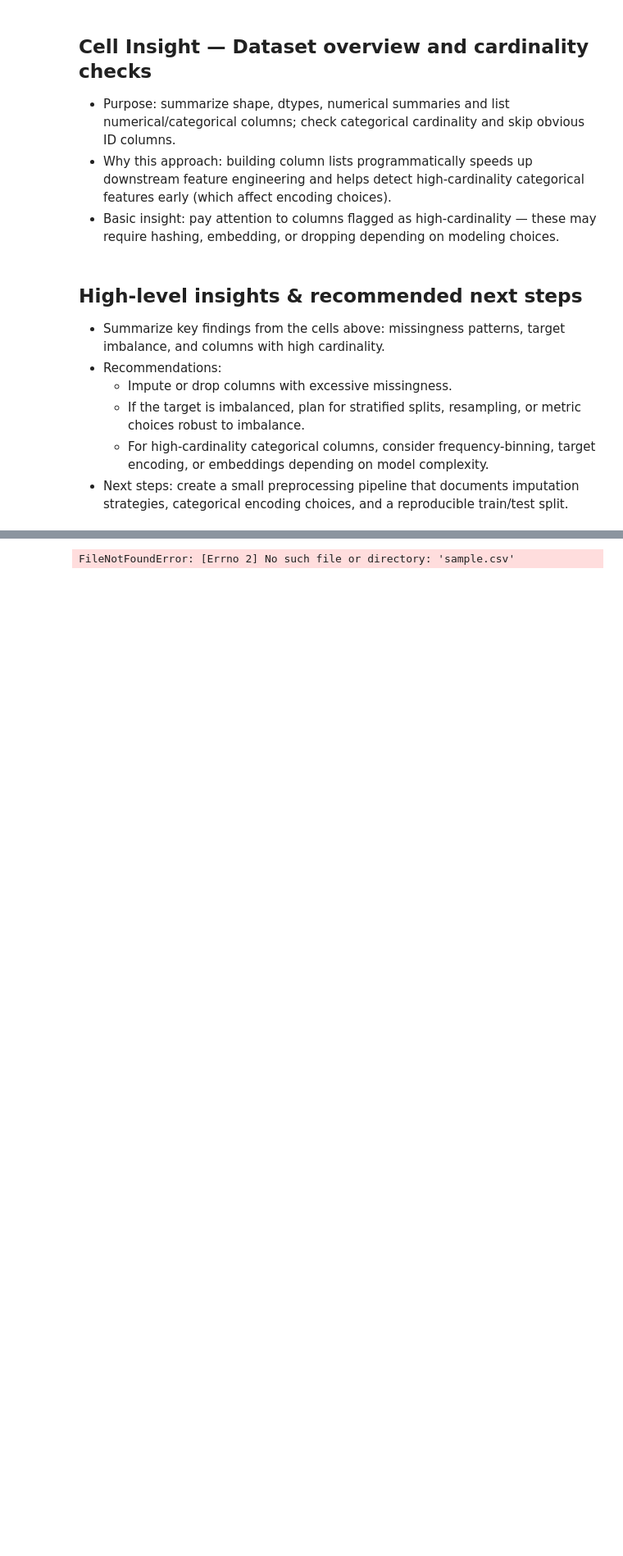
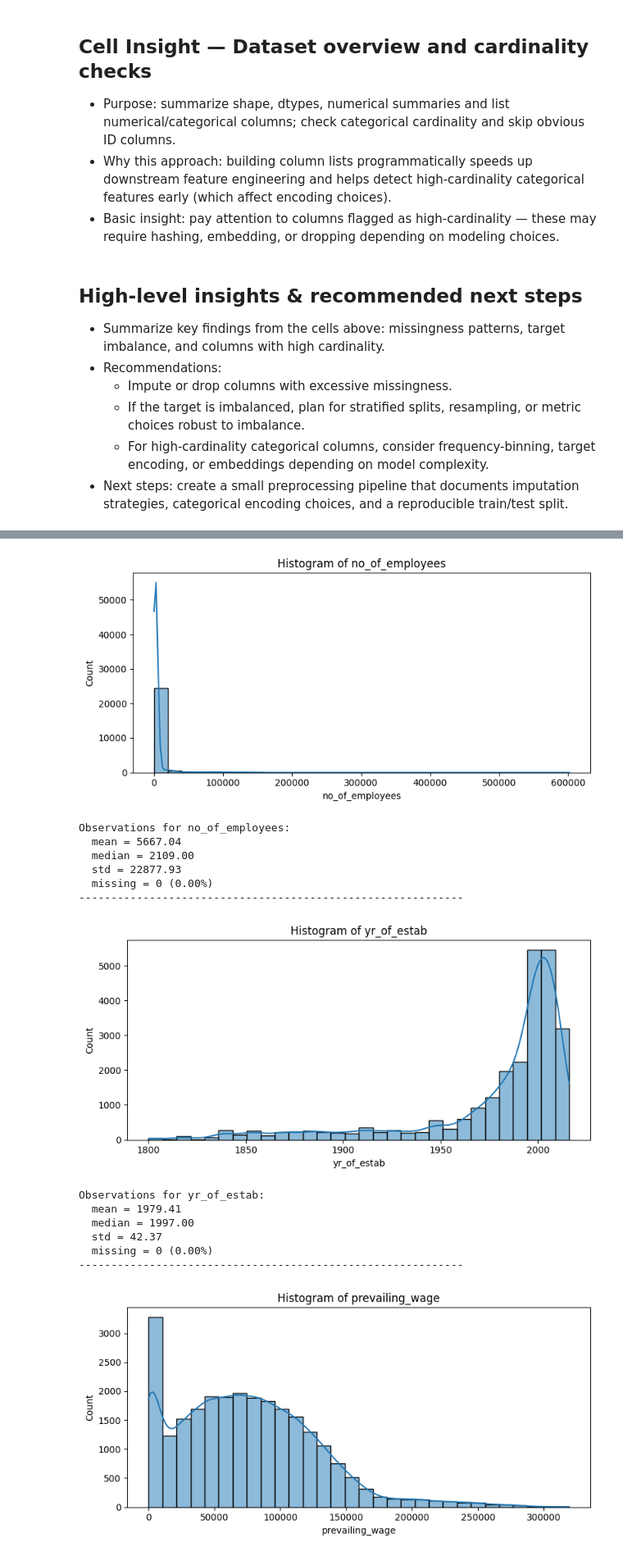
Before and after one commit to ChimdiMaduka/Machine-Learning-Deployment, a Jupyter notebook: notebooks/eda.ipynb, the cells around one changed output, grey strips where cells are left out. Shown at 82% size. Saved outputs shown, nothing was run; the diff lists cells and outputs as text; code cells hidden in the pictures; blank space fills up the shorter version.

```diff
--- a/notebooks/eda.ipynb
+++ b/notebooks/eda.ipynb
@@ -350,33 +355,46 @@ Column full_time_position: unique=2 (0.01%)
 import pandas as pd
 import matplotlib.pyplot as plt
 import seaborn as sns
 
 
-df = pd.read_csv('sample.csv')
-
+df = pd.read_csv('../data/sample.csv')
 
 num_cols = df.select_dtypes(include=['int64', 'float64']).columns.tolist()
 num_to_plot = num_cols[:3] if len(num_cols) else []
 
 if not num_to_plot:
     print('No numerical columns detected.')
 else:
     for col in num_to_plot:
         data = df[col].dropna()
         plt.figure(figsize=(8, 4))
         sns.histplot(data, kde=True, bins=30)
         plt.title(f'Histogram of {col}')
         plt.xlabel(col)
         plt.ylabel('Count')
         plt.tight_layout()
         plt.show()
 
 
         print(f"Observations for {col}:")
         print(f"  mean = {data.mean():.2f}")
         print(f"  median = {data.median():.2f}")
         print(f"  std = {data.std():.2f}")
         print(f"  missing = {df[col].isnull().sum()} ({df[col].isnull().mean()*100:.2f}%)")
         print('-' * 60)
 # %% [output]
+[figure, added]
-FileNotFoundError: [Errno 2] No such file or directory: 'sample.csv'
+Observations for no_of_employees:
+  mean = 5667.04
+  median = 2109.00
+  std = 22877.93
+  missing = 0 (0.00%)
+------------------------------------------------------------
+[figure, added]
+Observations for yr_of_estab:
+  mean = 1979.41
+  median = 1997.00
+  std = 42.37
+  missing = 0 (0.00%)
+------------------------------------------------------------
+[figure, added]
```
Also changed, not shown: parts of 4 cells of this notebook, 1 other file.
